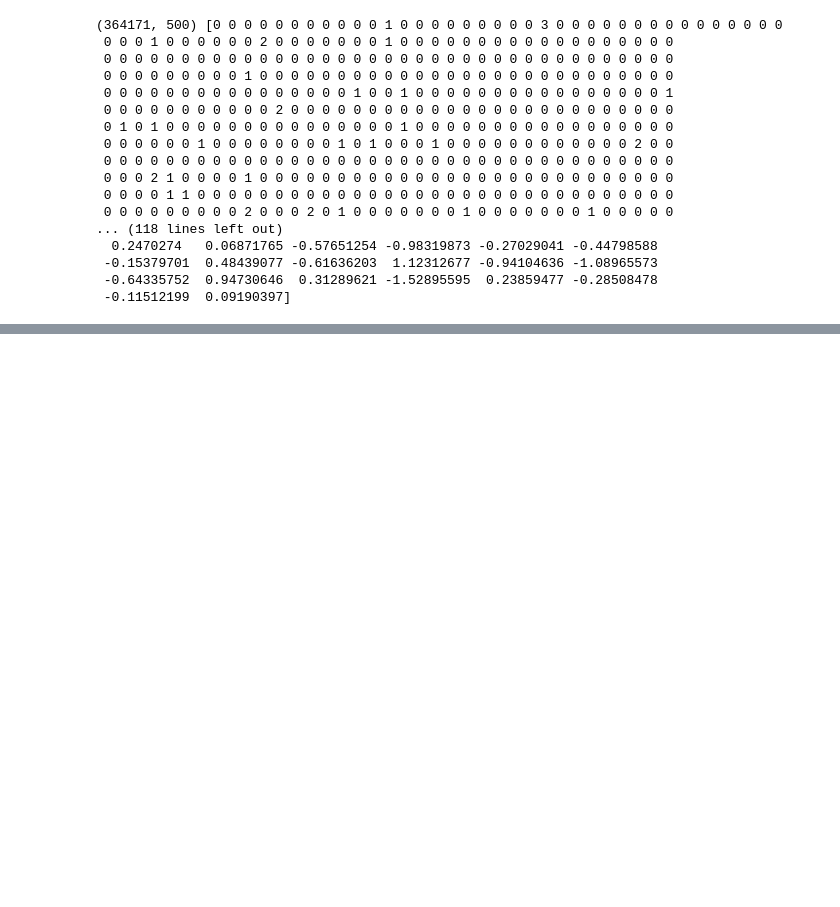
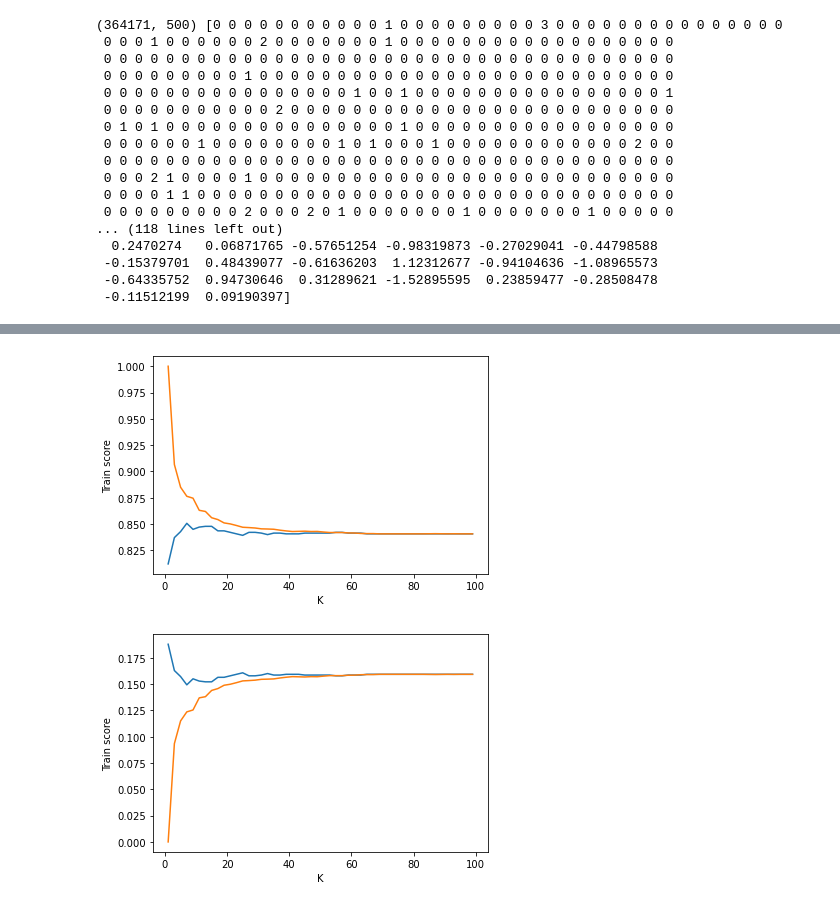
Before and after one commit to Sahil-Chavan/ML_Playground, a Jupyter notebook: Final Files/AFFR_KNN.ipynb, the cells around one changed output, grey strips where cells are left out. Cells and saved outputs as stored; diff of their text form; code cells hidden in the pictures; blank space fills up the shorter version.

```diff
--- a/Final Files/AFFR_KNN.ipynb
+++ b/Final Files/AFFR_KNN.ipynb
@@ -91,0 +177,5 @@ class Knn:
+# %%
+knn.Plot_scrs()
+# %% [output]
+[figure, added]
+[figure, added]
```
Also changed, not shown: parts of 18 cells of this notebook, 1 other file.
